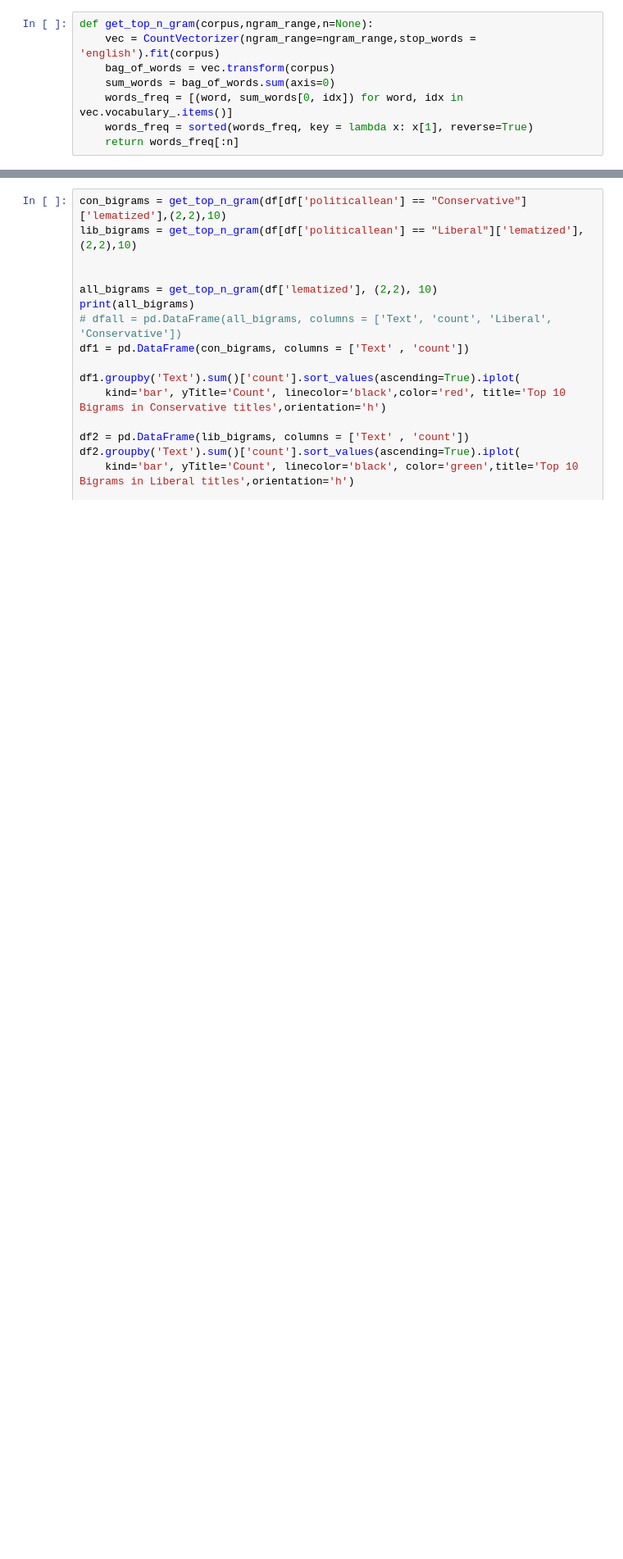
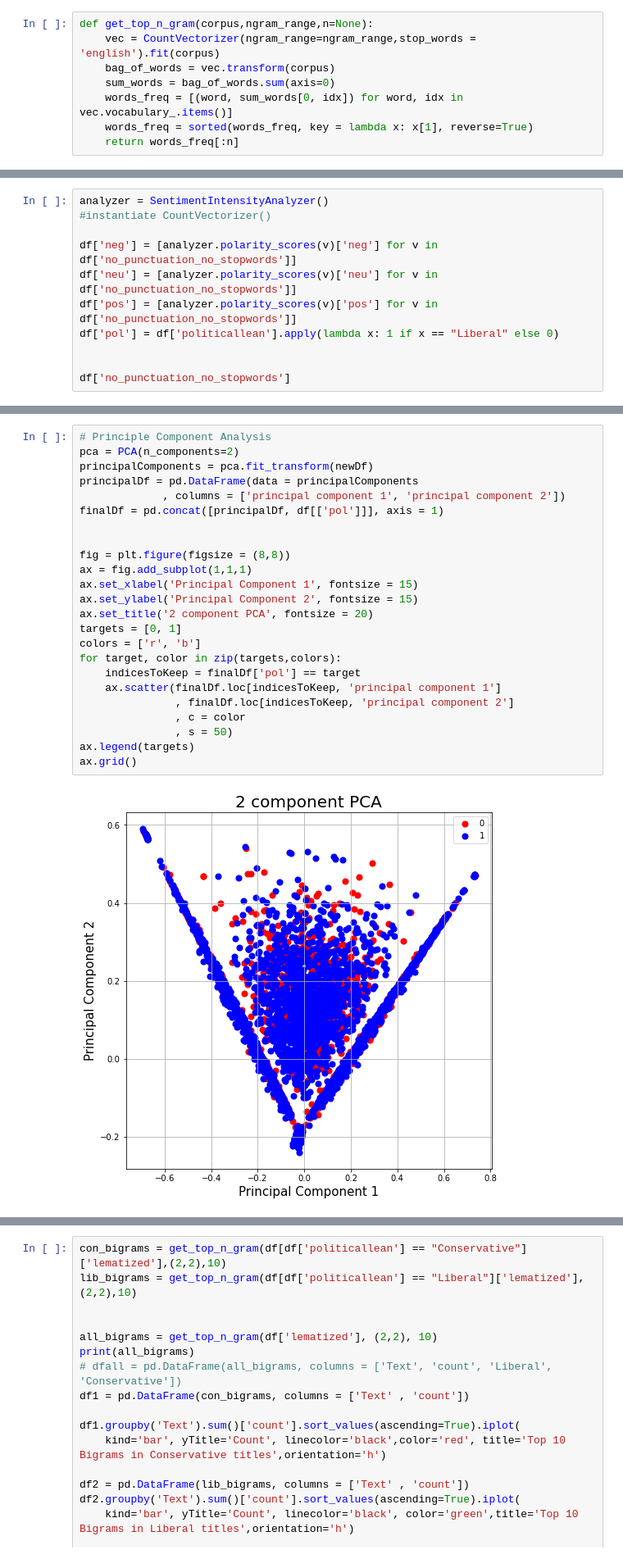
Before and after one commit to jontseg/csc874, a Jupyter notebook: TitleClassificationExample.ipynb, the cells around one changed output, grey strips where cells are left out. Shown at 82% size. Cells and saved outputs as stored; diff of their text form; blank space fills up the shorter version.

Commit message:
further analysis

```diff
--- a/TitleClassificationExample.ipynb
+++ b/TitleClassificationExample.ipynb
@@ -258,0 +316,11 @@ def get_top_n_gram(corpus,ngram_range,n=None):
+# %%
+analyzer = SentimentIntensityAnalyzer()
+#instantiate CountVectorizer()
+
+df['neg'] = [analyzer.polarity_scores(v)['neg'] for v in df['no_punctuation_no_stopwords']]
+df['neu'] = [analyzer.polarity_scores(v)['neu'] for v in df['no_punctuation_no_stopwords']]
+df['pos'] = [analyzer.polarity_scores(v)['pos'] for v in df['no_punctuation_no_stopwords']]
+df['pol'] = df['politicallean'].apply(lambda x: 1 if x == "Liberal" else 0)
+
+
+df['no_punctuation_no_stopwords']
@@ -258,0 +720,26 @@ def get_top_n_gram(corpus,ngram_range,n=None):
+# %%
+# Principle Component Analysis
+pca = PCA(n_components=2)
+principalComponents = pca.fit_transform(newDf)
+principalDf = pd.DataFrame(data = principalComponents
+             , columns = ['principal component 1', 'principal component 2'])
+finalDf = pd.concat([principalDf, df[['pol']]], axis = 1)
+
+
+fig = plt.figure(figsize = (8,8))
+ax = fig.add_subplot(1,1,1)
+ax.set_xlabel('Principal Component 1', fontsize = 15)
+ax.set_ylabel('Principal Component 2', fontsize = 15)
+ax.set_title('2 component PCA', fontsize = 20)
+targets = [0, 1]
+colors = ['r', 'b']
+for target, color in zip(targets,colors):
+    indicesToKeep = finalDf['pol'] == target
+    ax.scatter(finalDf.loc[indicesToKeep, 'principal component 1']
+               , finalDf.loc[indicesToKeep, 'principal component 2']
+               , c = color
+               , s = 50)
+ax.legend(targets)
+ax.grid()
+# %% [output]
+[figure, added]
```
Also changed, not shown: parts of 35 cells of this notebook, 2 other files.
